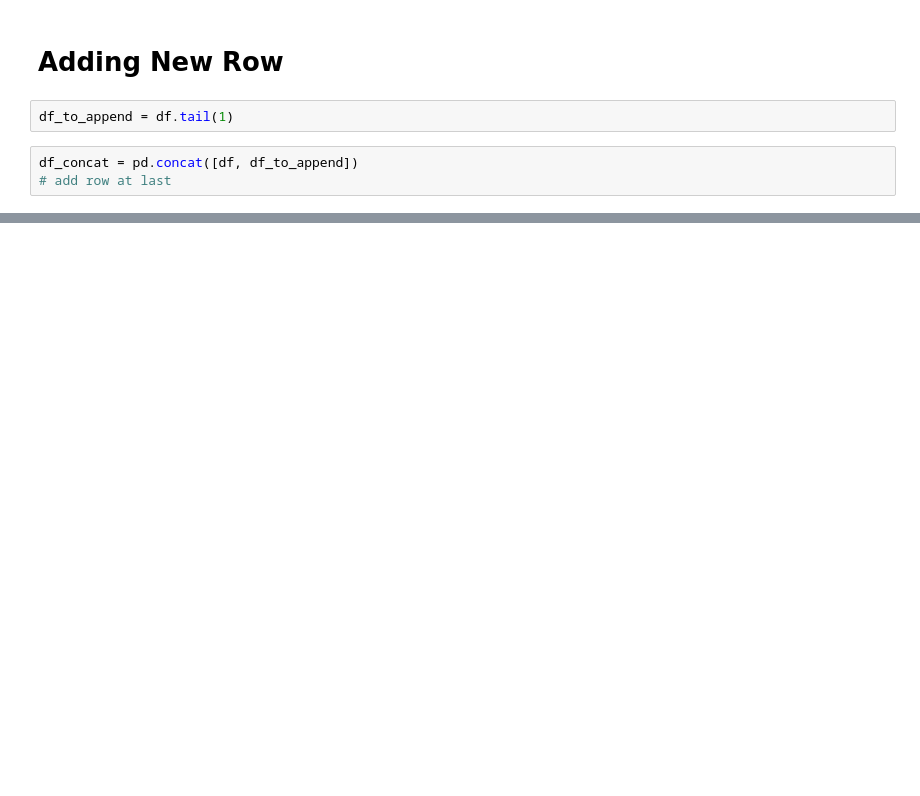
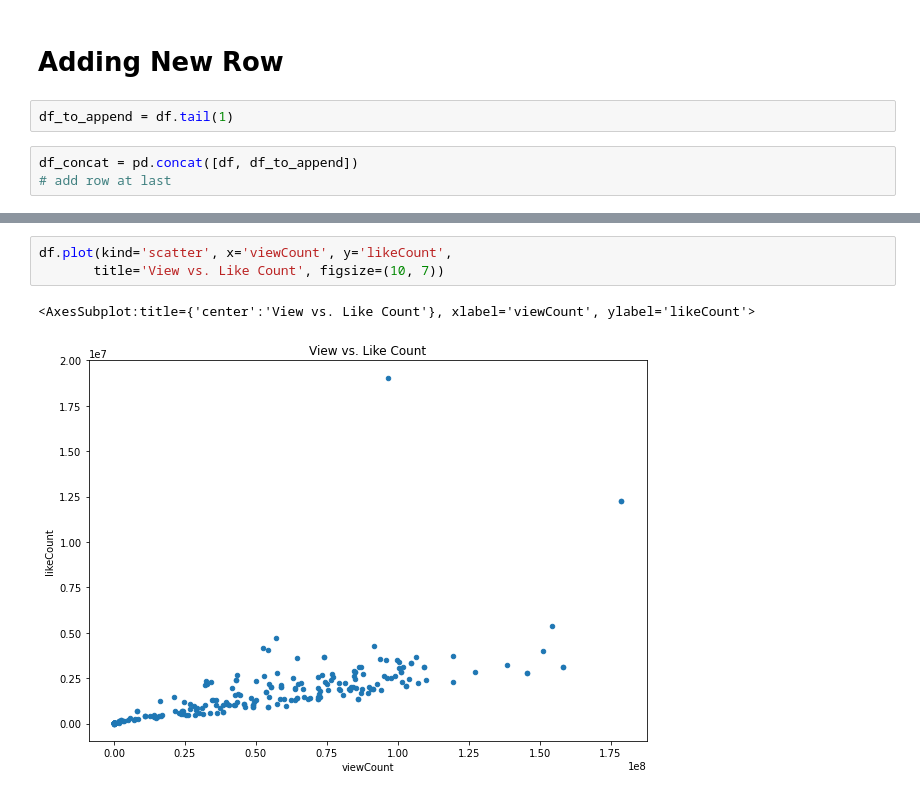
Before and after one commit to majogamit/Intro-to-Pandas, a Jupyter notebook: simple-intro-to-pandas.ipynb, the cells around one changed output, grey strips where cells are left out. Saved outputs shown, nothing was run; the diff lists cells and outputs as text; blank space fills up the shorter version.

```diff
--- a/simple-intro-to-pandas.ipynb
+++ b/simple-intro-to-pandas.ipynb
@@ -398,0 +408,6 @@ df_concat = pd.concat([df, df_to_append])
+# %%
+df.plot(kind='scatter', x='viewCount', y='likeCount',
+       title='View vs. Like Count', figsize=(10, 7))
+# %% [output]
+<AxesSubplot:title={'center':'View vs. Like Count'}, xlabel='viewCount', ylabel='likeCount'>
+[figure, added]
```
Also changed, not shown: parts of 3 cells of this notebook.
